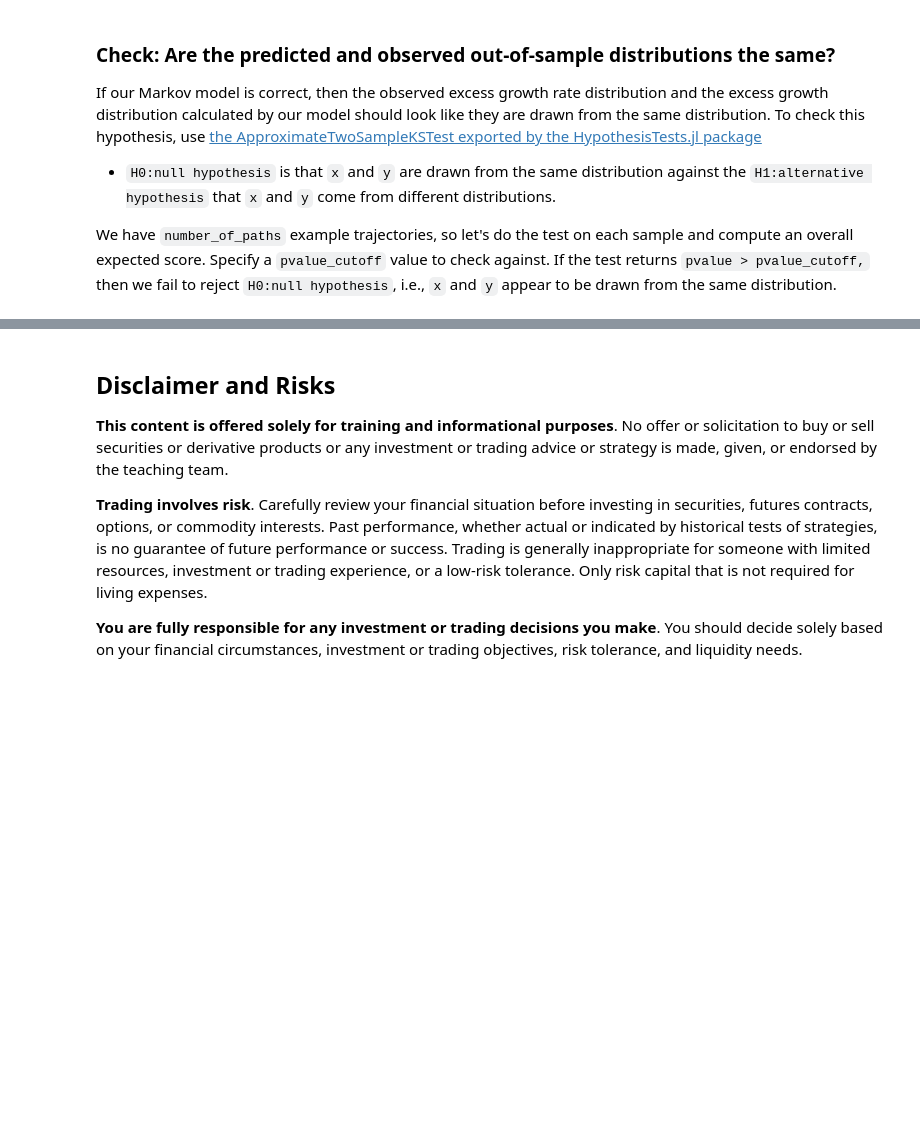
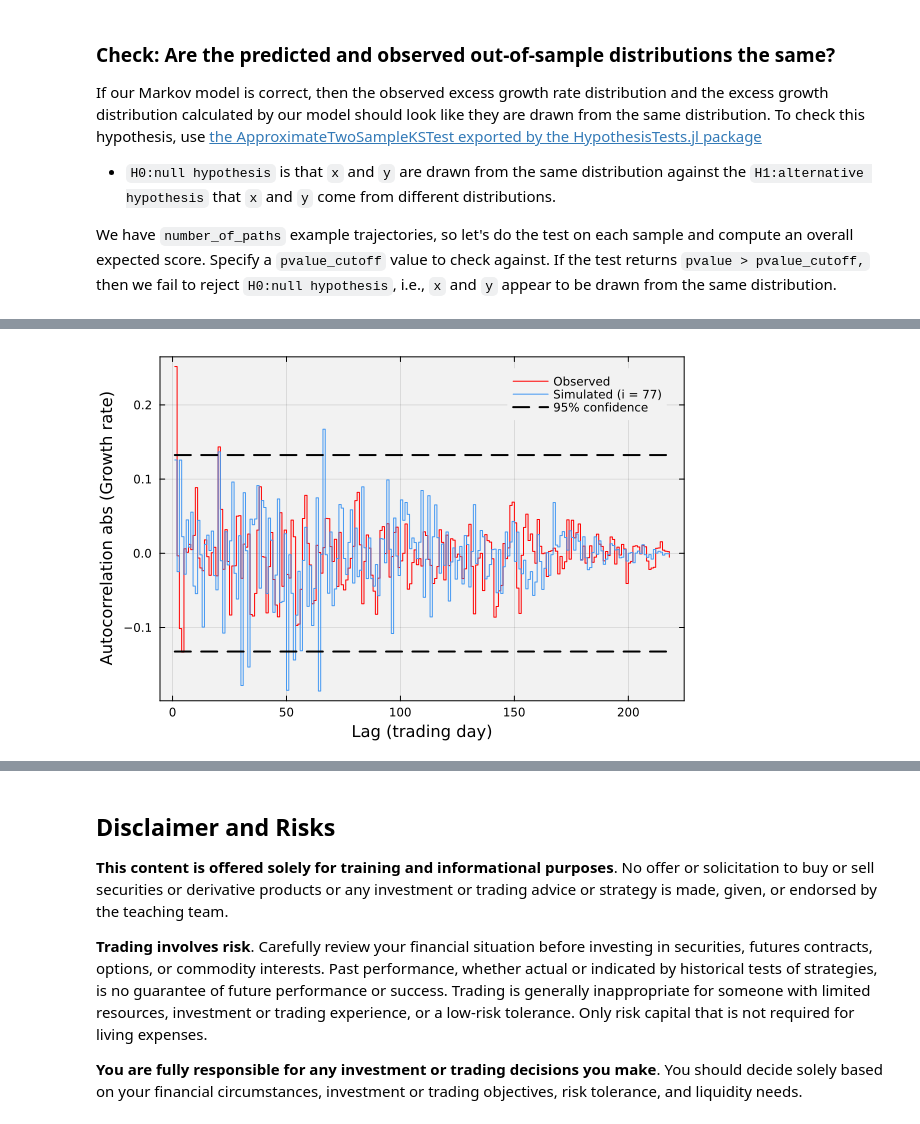
Before and after one commit to varnerlab/CHMM-Model-Repository, a Jupyter notebook: HMM-OoS-test.ipynb, the cells around one changed output, grey strips where cells are left out. Drawn from its saved outputs; the diff is of its cells as text; code cells hidden in the pictures; blank space fills up the shorter version.

```diff
--- a/HMM-OoS-test.ipynb
+++ b/HMM-OoS-test.ipynb
@@ -407,3 +407,25 @@ end
+# %%
+let
+    # generate a random index -
+    random_index = rand(1:number_of_paths);
+    number_of_steps = length(Rᵢ);
+    # random_index = 12
+
+    plot(autocor((Rᵢ), (1:(number_of_steps-1) |> collect)), label="Observed", c=:red,
+        bg="gray95", background_color_outside="white", framestyle = :box, fg_legend = :transparent, linetype=:steppost)
+    plot!(autocor((out_of_sample_decoded_archive[:,random_index]), ((1:(number_of_steps - 1)) |> collect)), c=blue_color,
+        label="Simulated (i = $(random_index))", linetype=:steppost)
+
+    LINE = (1.96/sqrt(number_of_steps))*ones(number_of_steps-1);
+    plot!(LINE, label="95% confidence", lw=2, c=:black, ls=:dash)
+    plot!(-LINE, label="", lw=2, c=:black, ls=:dash)
+    xlabel!("Lag (trading day)", fontsize=18)
+    ylabel!("Autocorrelation abs (Growth rate)", fontsize=18)
+
+    # savefig(joinpath(_PATH_TO_FIGURES, "Fig-$(ticker)-out-of-sample-ExcessGrowthRate-VC-HMM.svg"))
+end
+# %% [output]
+[figure, added]
 # %%
 let
     # generate a random index -
```
Also changed, not shown: parts of 14 cells of this notebook.
